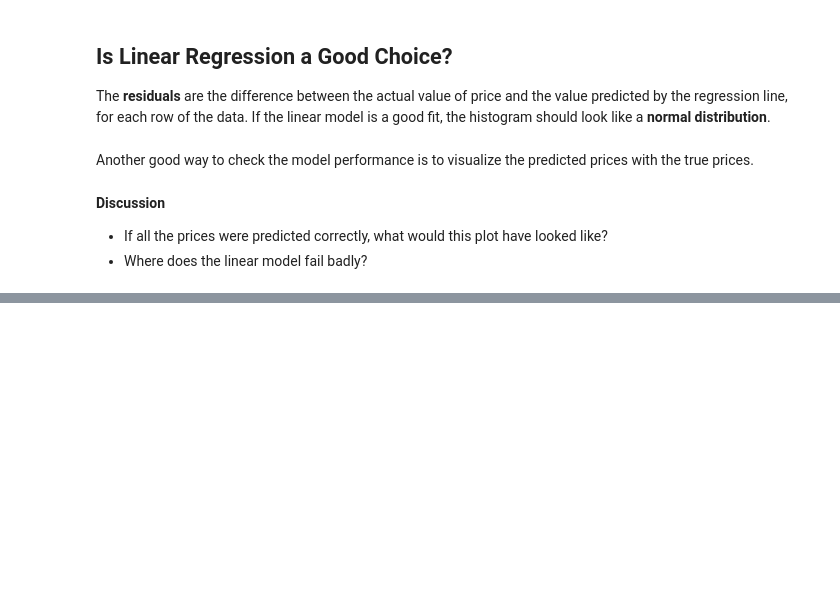
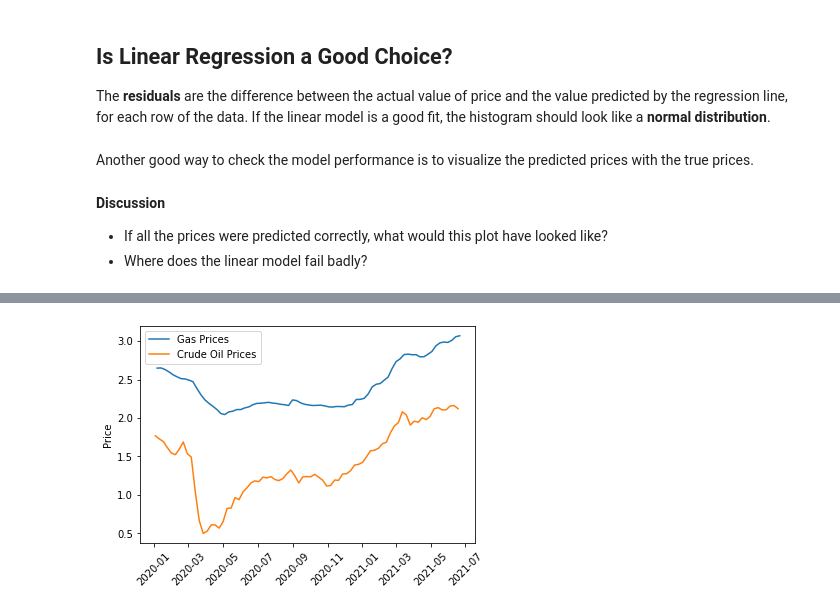
Before and after one commit to LiangZhaoCUNY/Modeling, a Jupyter notebook: Session06_LinearRegression.ipynb, the cells around one changed output, grey strips where cells are left out. Cells and saved outputs as stored; diff of their text form; code cells hidden in the pictures; blank space fills up the shorter version.

```diff
--- a/Session06_LinearRegression.ipynb
+++ b/Session06_LinearRegression.ipynb
@@ -359,0 +429,13 @@ Suppose that you are designing a next-generation smart air-conditioning system f
+# %%
+from datetime import datetime
+import numpy as np
+import pandas as pd
+import matplotlib.pyplot as plt
+
+# Load gas prices
+url = "https://www.eia.gov/dnav/pet/hist_xls/EMM_EPMR_PTE_SNY_DPGw.xls"
+gas = pd.read_excel(url, sheet_name="Data 1", skiprows=2,
+                    names=["Date", "Price"])
+gas["Date"] = pd.to_datetime(gas["Date"])
+gas = gas[gas["Date"] > datetime(2020, 1, 1)]
+gas
@@ -359,0 +456,8 @@ Suppose that you are designing a next-generation smart air-conditioning system f
+# %%
+# Load crude oil prices
+url = "https://www.eia.gov/dnav/pet/hist_xls/EER_EPMRU_PF4_Y35NY_DPGw.xls"
+crude = pd.read_excel(url, sheet_name="Data 1", skiprows=2,
+                    names=["Date", "Price"])
+crude["Date"] = pd.to_datetime(crude["Date"])
+crude = crude[crude["Date"] > datetime(2020, 1, 1)]
+crude
@@ -359,0 +478,9 @@ Suppose that you are designing a next-generation smart air-conditioning system f
+# %%
+plt.plot(gas["Date"], gas["Price"], label="Gas Prices")
+plt.plot(crude["Date"], crude["Price"], label="Crude Oil Prices")
+plt.ylabel("Price")
+plt.xticks(rotation = 45)
+plt.legend()
+plt.show()
+# %% [output]
+[figure, added]
```
Also changed, not shown: parts of 16 cells of this notebook.
